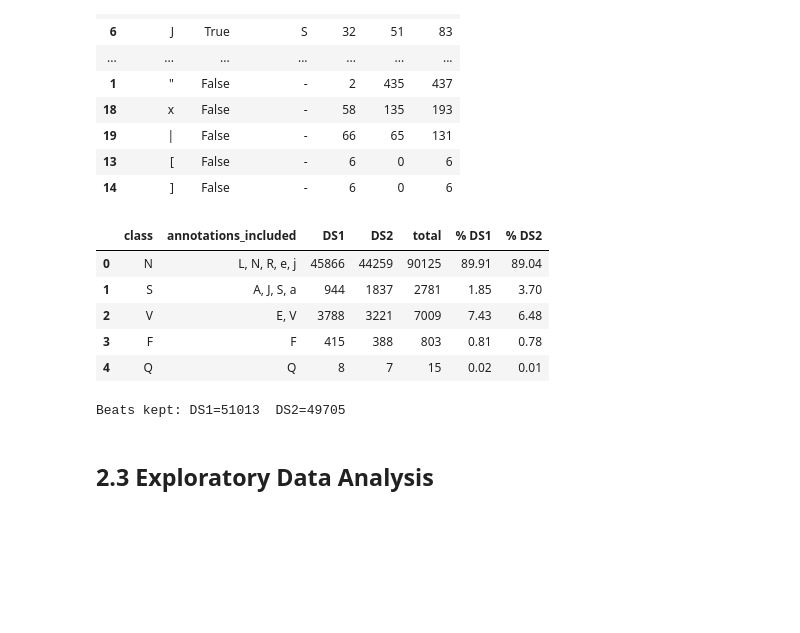
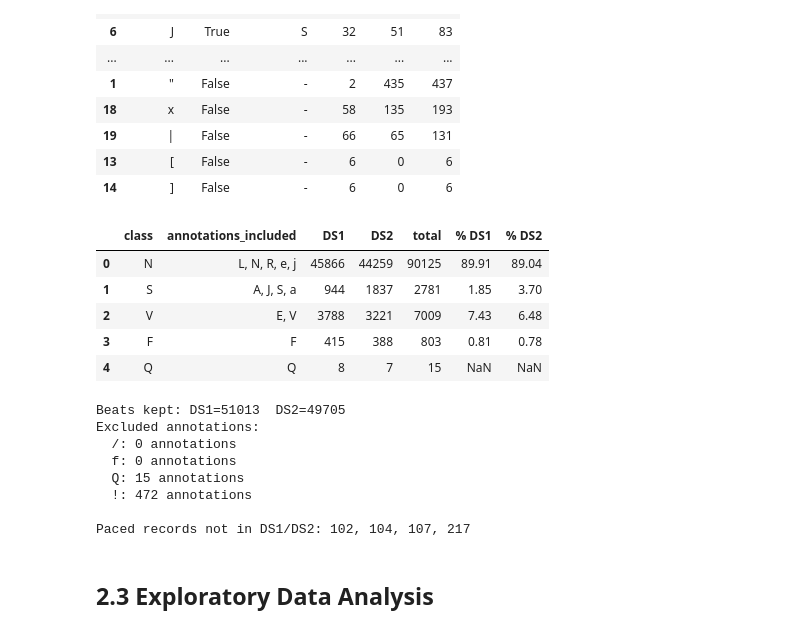
Before and after one commit to P4FFos/ecg-heartbeat-classification, a Jupyter notebook: notebooks/notebooks.ipynb, the cells around one changed output. Drawn from its saved outputs; the diff is of its cells as text; code cells hidden in the pictures; blank space fills up the shorter version.

```diff
--- a/notebooks/notebooks.ipynb
+++ b/notebooks/notebooks.ipynb
@@ -273,37 +353,54 @@ for class_name in CLASSES:
     ds2_kept = ds2_kept + total_count(class_rows, "DS2")
 
 rows = []
 for class_name in CLASSES + ["Q"]:
     class_rows = beats[beats["aami_class"] == class_name]
     ds1 = total_count(class_rows, "DS1")
     ds2 = total_count(class_rows, "DS2")
     symbols_present = sorted(class_rows["symbol"].unique())
     rows.append(
         {
             "class": class_name,
             "annotations_included": ", ".join(symbols_present),
             "DS1": ds1,
             "DS2": ds2,
             "total": ds1 + ds2,
-            "% DS1": round(100 * ds1 / ds1_kept, 2),
-            "% DS2": round(100 * ds2 / ds2_kept, 2),
+            "% DS1": round(100 * ds1 / ds1_kept, 2) if class_name in CLASSES else None,
+            "% DS2": round(100 * ds2 / ds2_kept, 2) if class_name in CLASSES else None,
         }
     )
 
 class_table = pd.DataFrame(rows)
 
 display(class_table)
 class_table.to_csv(RESULTS / "class_counts.csv", index=False)
 
 print(f"Beats kept: DS1={ds1_kept}  DS2={ds2_kept}")
+
+# Annotations excluded from the four target classes
+excluded_symbols = ["/", "f", "Q", "!"]
+
+print("Excluded annotations:")
+for symbol in excluded_symbols:
+    n = int(df.loc[df["symbol"] == symbol, "count"].sum())
+    print(f"  {symbol}: {n} annotations")
+
+print(f"\nPaced records not in DS1/DS2: {', '.join(EXCLUDED_RECORDS)}")
 # %% [output]
 |  | class | annotations_included | DS1 | DS2 | total | % DS1 | % DS2 |
 | 0 | N | L, N, R, e, j | 45866 | 44259 | 90125 | 89.91 | 89.04 |
 | 1 | S | A, J, S, a | 944 | 1837 | 2781 | 1.85 | 3.70 |
 | 2 | V | E, V | 3788 | 3221 | 7009 | 7.43 | 6.48 |
 | 3 | F | F | 415 | 388 | 803 | 0.81 | 0.78 |
-| 4 | Q | Q | 8 | 7 | 15 | 0.02 | 0.01 |
+| 4 | Q | Q | 8 | 7 | 15 | NaN | NaN |
 Beats kept: DS1=51013  DS2=49705
+Excluded annotations:
+  /: 0 annotations
+  f: 0 annotations
+  Q: 15 annotations
+  !: 472 annotations
+
+Paced records not in DS1/DS2: 102, 104, 107, 217
 # %% [markdown]
 ## 2.3 Exploratory Data Analysis
 # %%
```
Also changed, not shown: parts of 8 cells of this notebook, 2 other files.
